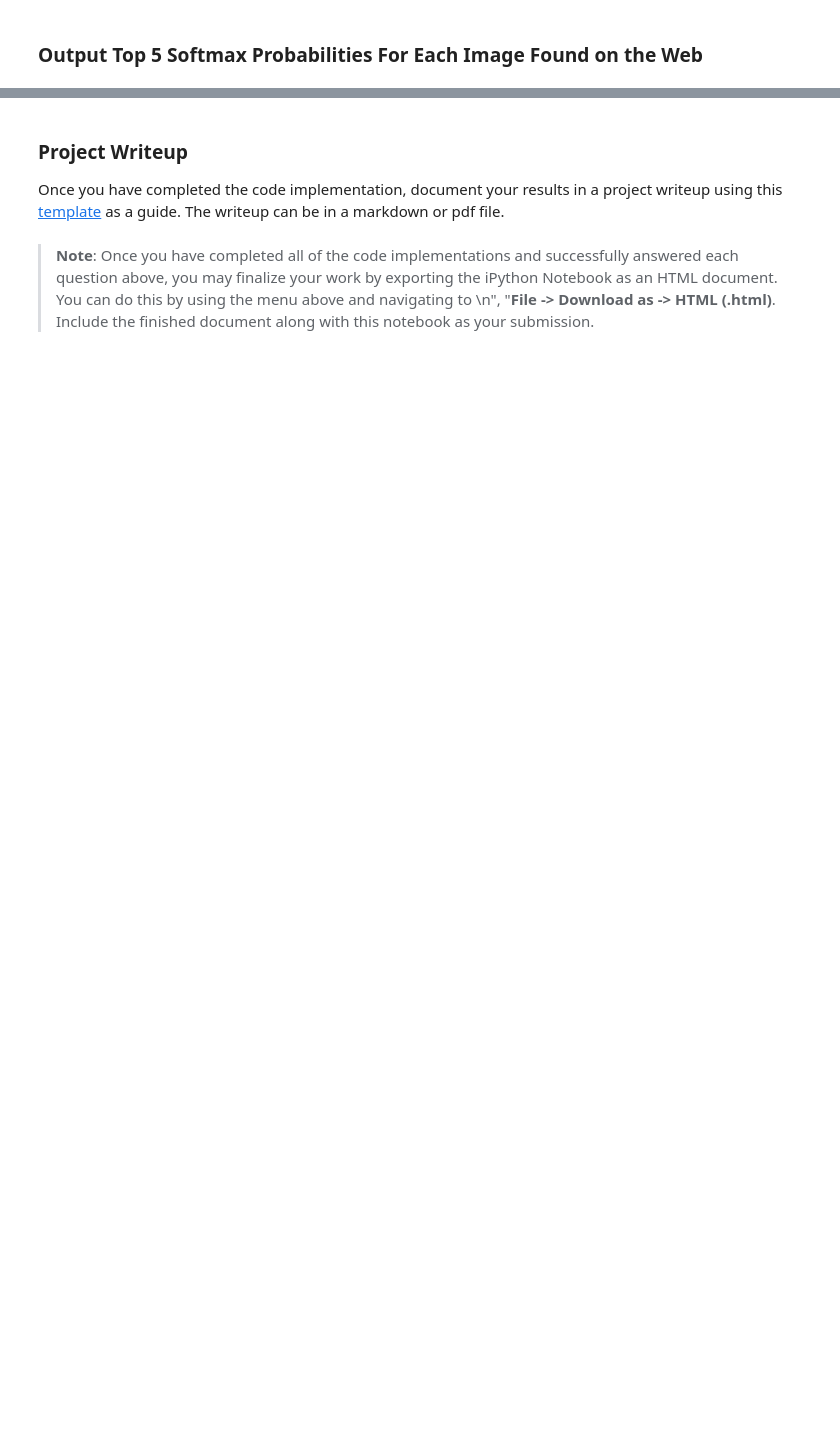
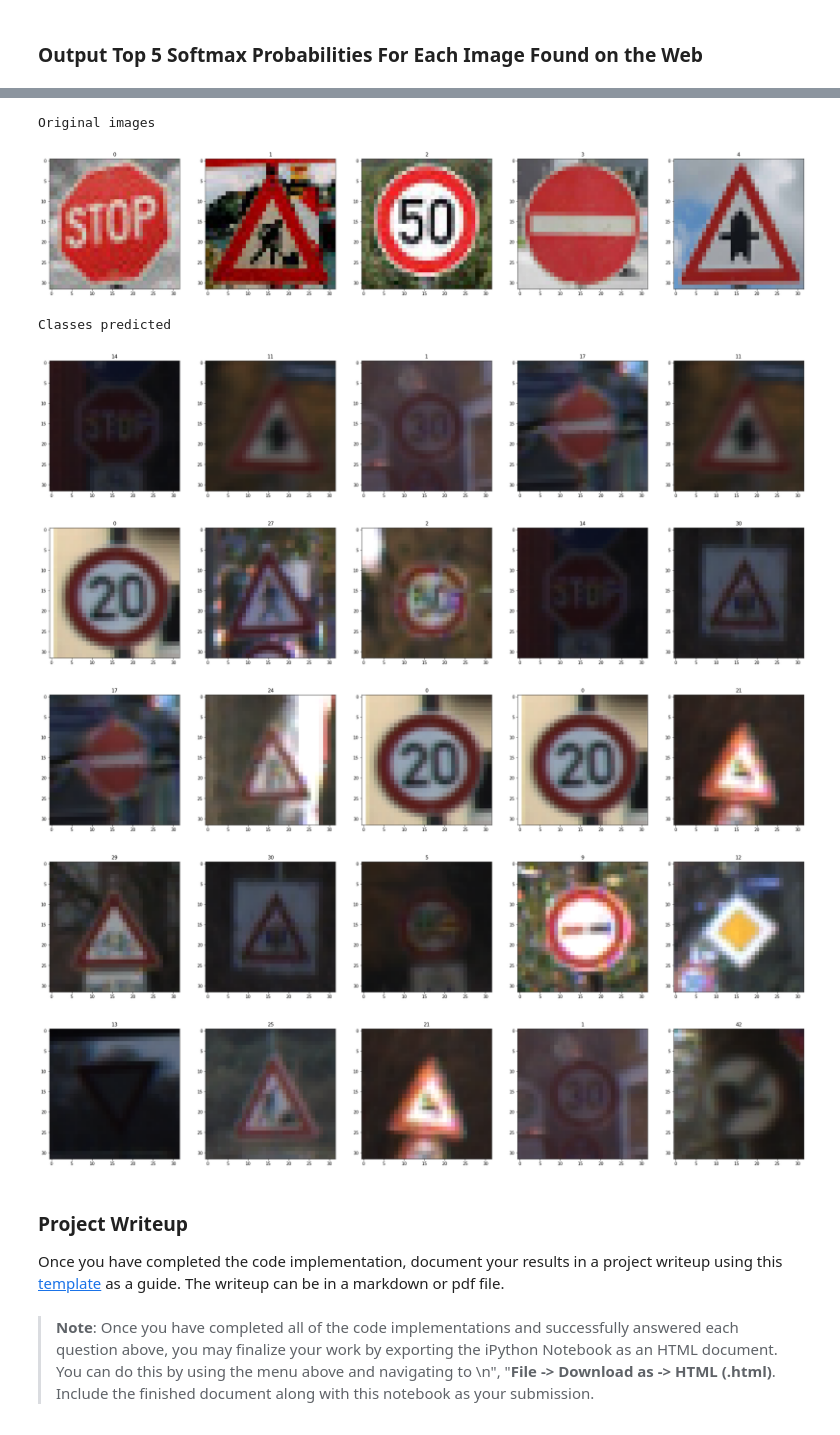
Before and after one commit to edgarcgarzon/CarND-Traffic-Sign-Classifier-P2, a Jupyter notebook: Traffic_Sign_Classifier.ipynb, the cells around one changed output, grey strips where cells are left out. Drawn from its saved outputs; the diff is of its cells as text; code cells hidden in the pictures; blank space fills up the shorter version.

```diff
--- a/Traffic_Sign_Classifier.ipynb
+++ b/Traffic_Sign_Classifier.ipynb
@@ -875,3 +923,22 @@ Looking just at the first row we get `[ 0.34763842,  0.24879643,  0.12789202]`,
+# %%
+print('\nOriginal images ')
+index = [x for x in range(5)]
+printImages(X_images, index)
+print('\nClasses predicted ')
+printImages(classes, out3.indices[:,0])
+printImages(classes, out3.indices[:,1])
+printImages(classes, out3.indices[:,2])
+printImages(classes, out3.indices[:,3])
+printImages(classes, out3.indices[:,4])
+# %% [output]
+Original images
+[figure, added]
+Classes predicted
+[figure, added]
+[figure, added]
+[figure, added]
+[figure, added]
+[figure, added]
 # %% [markdown]
 ### Project Writeup
 
```
Also changed, not shown: parts of 21 cells of this notebook.
